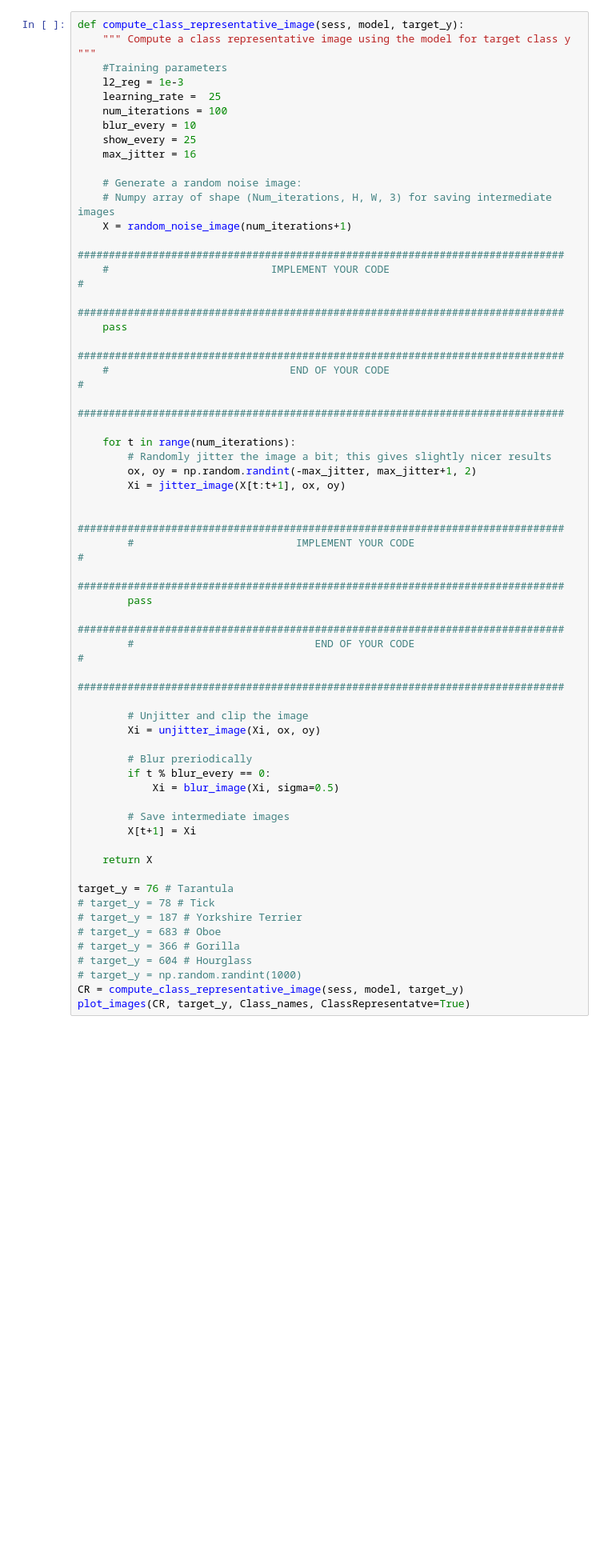
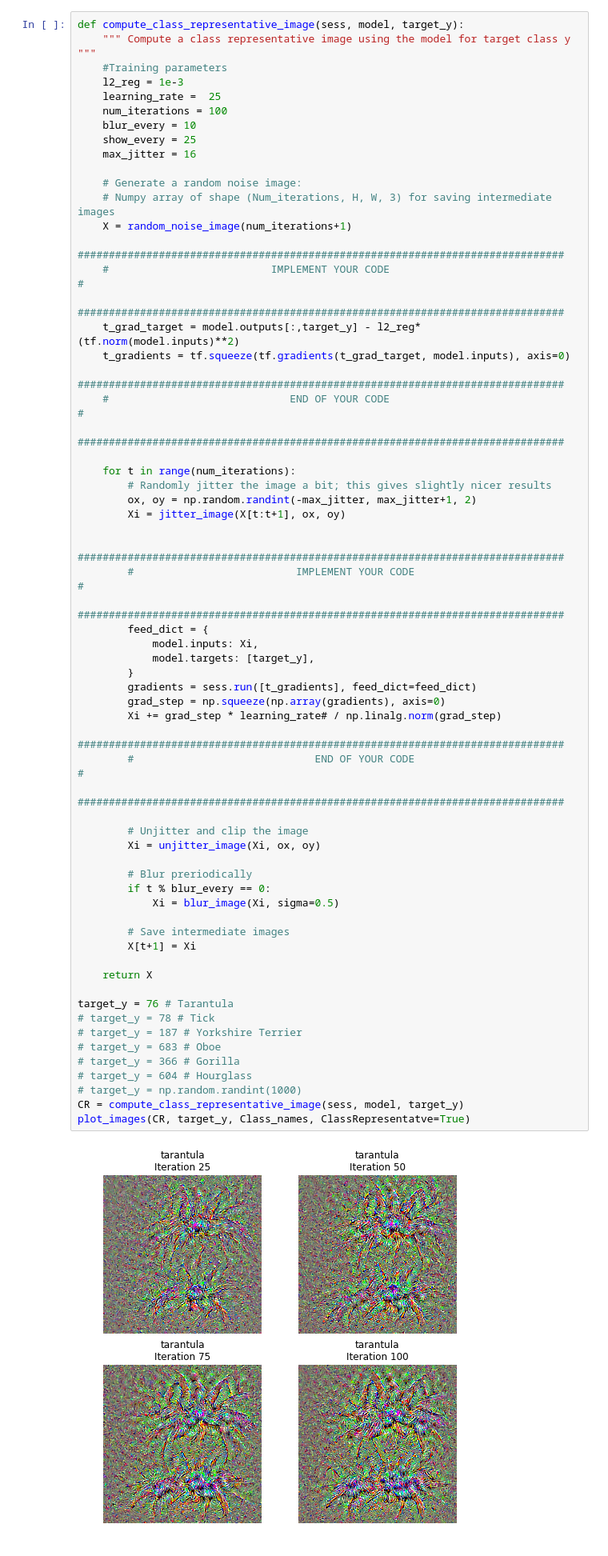
Before and after one commit to darkgs/CourseDeepLearning, a Jupyter notebook: Assignment2/Assignment2-3_Visualizing_CNN.ipynb, the cells around one changed output. Shown at 80% size. Cells and saved outputs as stored; diff of their text form; blank space fills up the shorter version.

```diff
--- a/Assignment2/Assignment2-3_Visualizing_CNN.ipynb
+++ b/Assignment2/Assignment2-3_Visualizing_CNN.ipynb
@@ -114,7 +138,8 @@ def compute_class_representative_image(sess, model, target_y):
     ##############################################################################
     #                          IMPLEMENT YOUR CODE                               #
     ##############################################################################
-    pass
+    t_grad_target = model.outputs[:,target_y] - l2_reg*(tf.norm(model.inputs)**2)
+    t_gradients = tf.squeeze(tf.gradients(t_grad_target, model.inputs), axis=0)
     ##############################################################################
     #                             END OF YOUR CODE                               #
     ##############################################################################
@@ -125,34 +150,42 @@ def compute_class_representative_image(sess, model, target_y):
         Xi = jitter_image(X[t:t+1], ox, oy)
 
         ##############################################################################
         #                          IMPLEMENT YOUR CODE                               #
         ##############################################################################
-        pass
+        feed_dict = {
+            model.inputs: Xi,
+            model.targets: [target_y],
+        }
+        gradients = sess.run([t_gradients], feed_dict=feed_dict)
+        grad_step = np.squeeze(np.array(gradients), axis=0)
+        Xi += grad_step * learning_rate# / np.linalg.norm(grad_step)
         ##############################################################################
         #                             END OF YOUR CODE                               #
         ##############################################################################
 
         # Unjitter and clip the image
         Xi = unjitter_image(Xi, ox, oy)
 
         # Blur preriodically
         if t % blur_every == 0:
             Xi = blur_image(Xi, sigma=0.5)
 
         # Save intermediate images
         X[t+1] = Xi
 
     return X
 
 target_y = 76 # Tarantula
 # target_y = 78 # Tick
 # target_y = 187 # Yorkshire Terrier
 # target_y = 683 # Oboe
 # target_y = 366 # Gorilla
 # target_y = 604 # Hourglass
 # target_y = np.random.randint(1000)
 CR = compute_class_representative_image(sess, model, target_y)
 plot_images(CR, target_y, Class_names, ClassRepresentatve=True)
+# %% [output]
+[figure, added]
 # %% [markdown]
 ## <a name="3"></a> 3. Generating adversarial examples ( 10 points )
 
```
Also changed, not shown: parts of 4 cells of this notebook, 25 other files.
